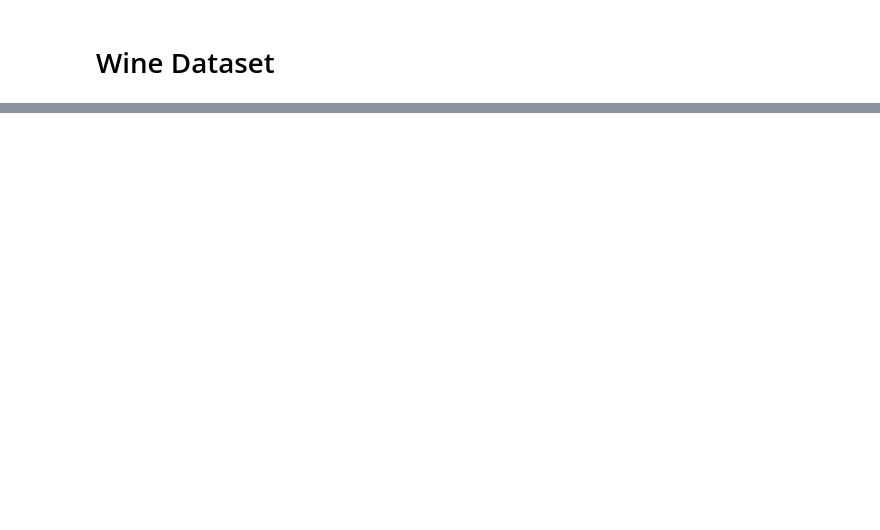
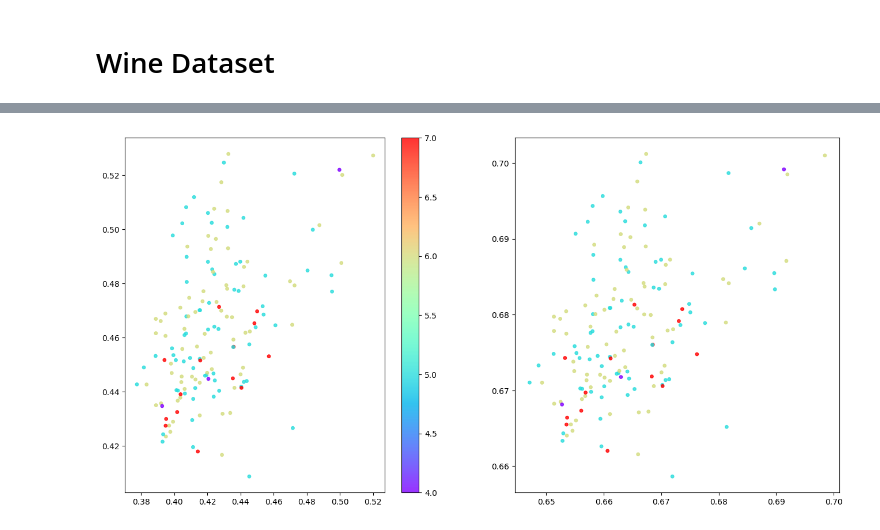
Before and after one commit to faduzin/representation-learning-vae, a Jupyter notebook: notebooks/02_vae_analysis.ipynb, the cells around one changed output, grey strips where cells are left out. Drawn from its saved outputs; the diff is of its cells as text; code cells hidden in the pictures; blank space fills up the shorter version.

```diff
--- a/notebooks/02_vae_analysis.ipynb
+++ b/notebooks/02_vae_analysis.ipynb
@@ -149,0 +218,3 @@ Conclusões de criação:
+# %%
+optimizer = optimizer_adam(lr=0.0003)
+vae.compile(optimizer=optimizer)
@@ -149,0 +223,2 @@ Conclusões de criação:
+# %%
+model_checkpoint = model_checkpoint_callback("./checkpoint.keras")
@@ -149,0 +229,8 @@ Conclusões de criação:
+# %%
+vae.fit(
+    X_train,
+    epochs=100,
+    batch_size=32,
+    validation_data=(X_test, None),
+    callbacks=[model_checkpoint, loss_tracker]
+)
@@ -149,0 +260,3 @@ Conclusões de criação:
+# %%
+plot_latent_space(vae, X_test, y_test)
+# %% [output]
@@ -149,0 +264 @@ Conclusões de criação:
+[figure, added]
```
Also changed, not shown: parts of 25 cells of this notebook, 1 other file.
